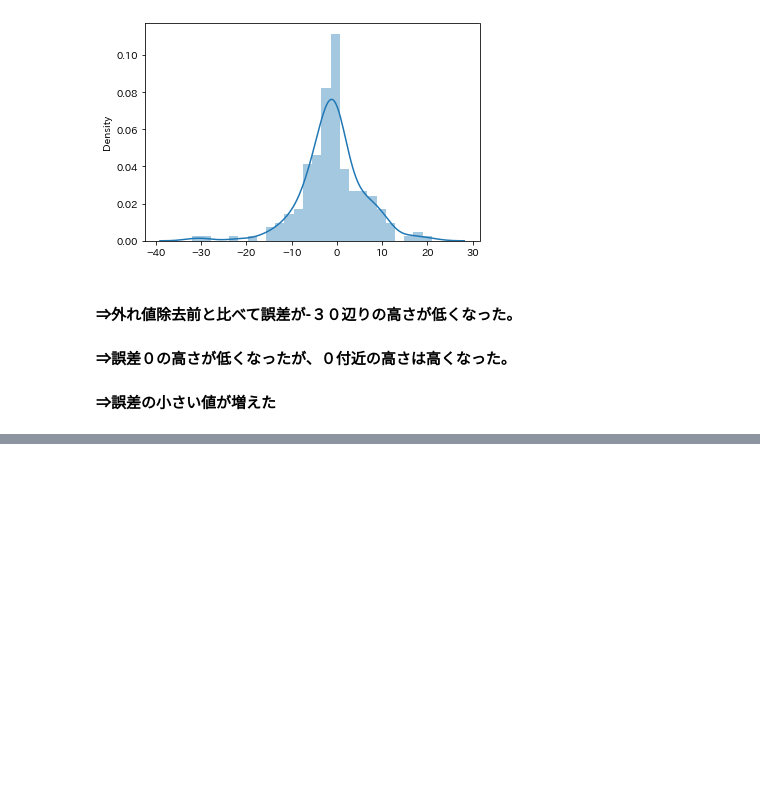
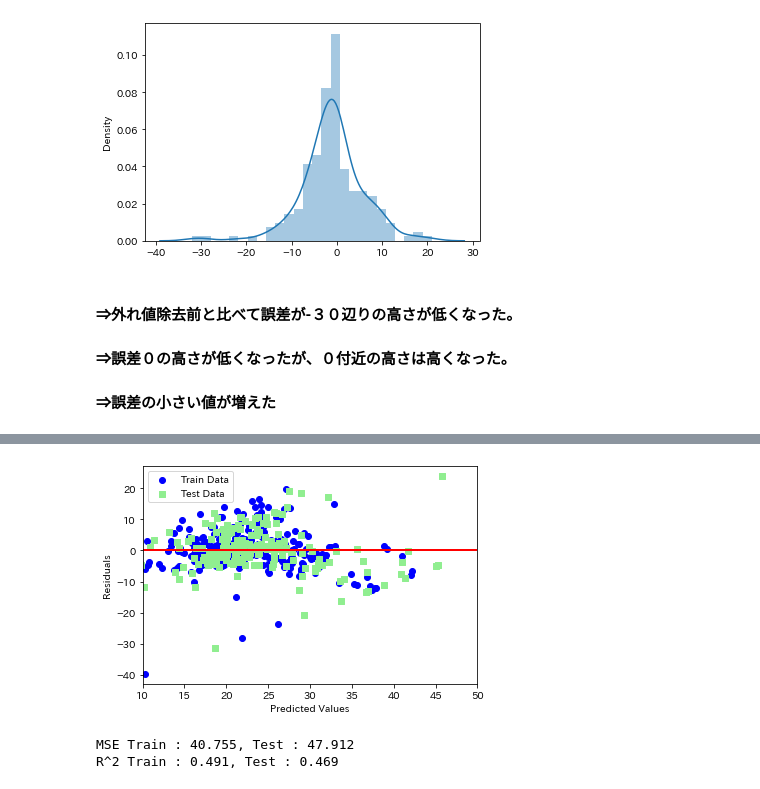
Before and after one commit to takasaki376/rabbit-report, a Jupyter notebook: stage2/report-stage2_01_線形回帰モデル.ipynb, the cells around one changed output, grey strips where cells are left out. Saved outputs shown, nothing was run; the diff lists cells and outputs as text; code cells hidden in the pictures; blank space fills up the shorter version.

```diff
--- a/stage2/report-stage2_01_線形回帰モデル.ipynb
+++ b/stage2/report-stage2_01_線形回帰モデル.ipynb
@@ -219,8 +218,8 @@ x.head()
 | 4 | 7.147 |
 # %%
 # 結果データ
-y = pd.DataFrame(boston.target ,columns=['TARGET'])
+y = df.iloc[:,13:14]
 y.head()
 # 分布の確認　（正規分布となっていることを確認）
-sns.distplot(y['TARGET'])
+sns.distplot(y['PRICE'])
 # %% [output]
@@ -599,0 +643,28 @@ sns.distplot(err)
+# %%
+# 作成したモデルから予測（学習用、検証用モデル使用）
+y_train_pred = model.predict(X_train)
+y_test_pred = model.predict(X_test)
+# %%
+# 学習用、検証用それぞれで残差をプロット
+plt.scatter(y_train_pred, y_train_pred - y_train, c = 'blue', marker = 'o', label = 'Train Data')
+plt.scatter(y_test_pred, y_test_pred - y_test, c = 'lightgreen', marker = 's', label = 'Test Data')
+plt.xlabel('Predicted Values')
+plt.ylabel('Residuals')
+# 凡例を左上に表示
+plt.legend(loc = 'upper left')
+# y = 0に直線を引く
+plt.hlines(y = 0, xmin = -10, xmax = 50, lw = 2, color = 'red')
+plt.xlim([10, 50])
+plt.show()
+# %% [output]
+[figure, added]
+# %%
+# 平均二乗誤差を評価するためのメソッドを呼び出し
+from sklearn.metrics import mean_squared_error
+# 学習用、検証用データに関して平均二乗誤差を出力
+print('MSE Train : %.3f, Test : %.3f' % (mean_squared_error(y_train, y_train_pred), mean_squared_error(y_test, y_test_pred)))
+# 学習用、検証用データに関してR^2を出力
+print('R^2 Train : %.3f, Test : %.3f' % (model.score(X_train, y_train), model.score(X_test, y_test)))
+# %% [output]
+MSE Train : 40.755, Test : 47.912
+R^2 Train : 0.491, Test : 0.469
```
Also changed, not shown: parts of 20 cells of this notebook, 4 other files.
